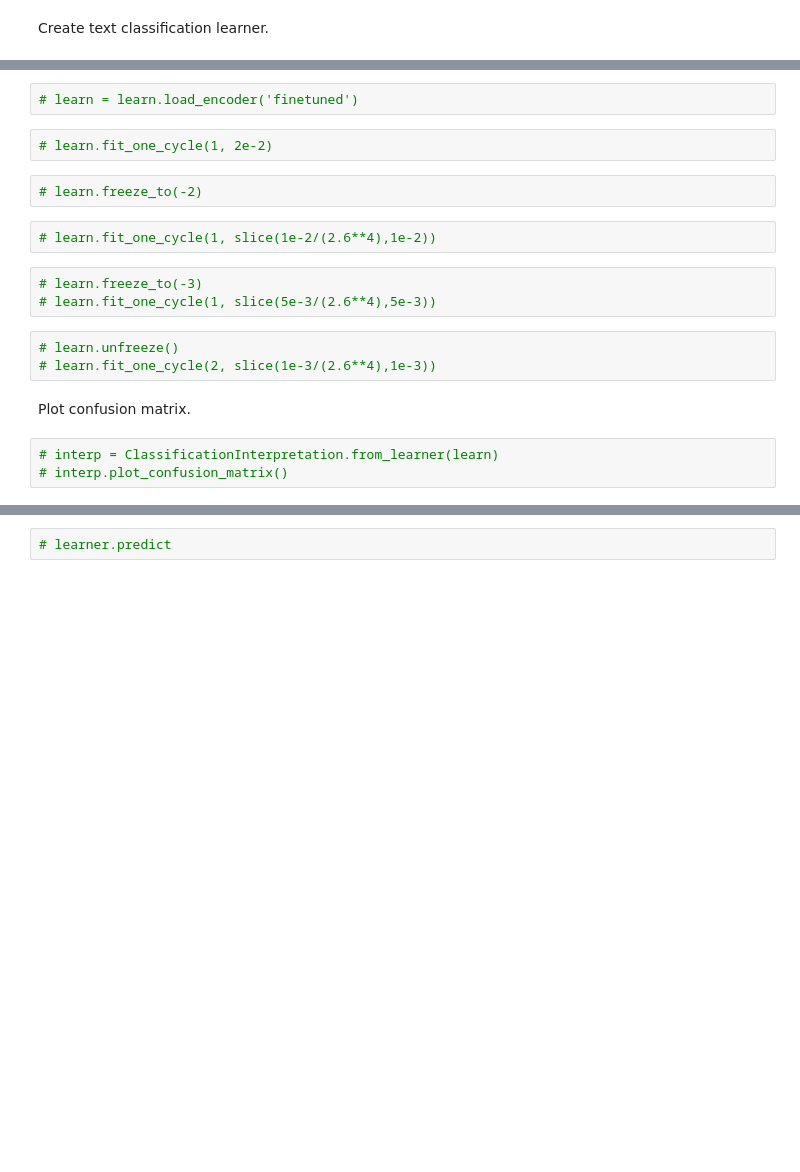
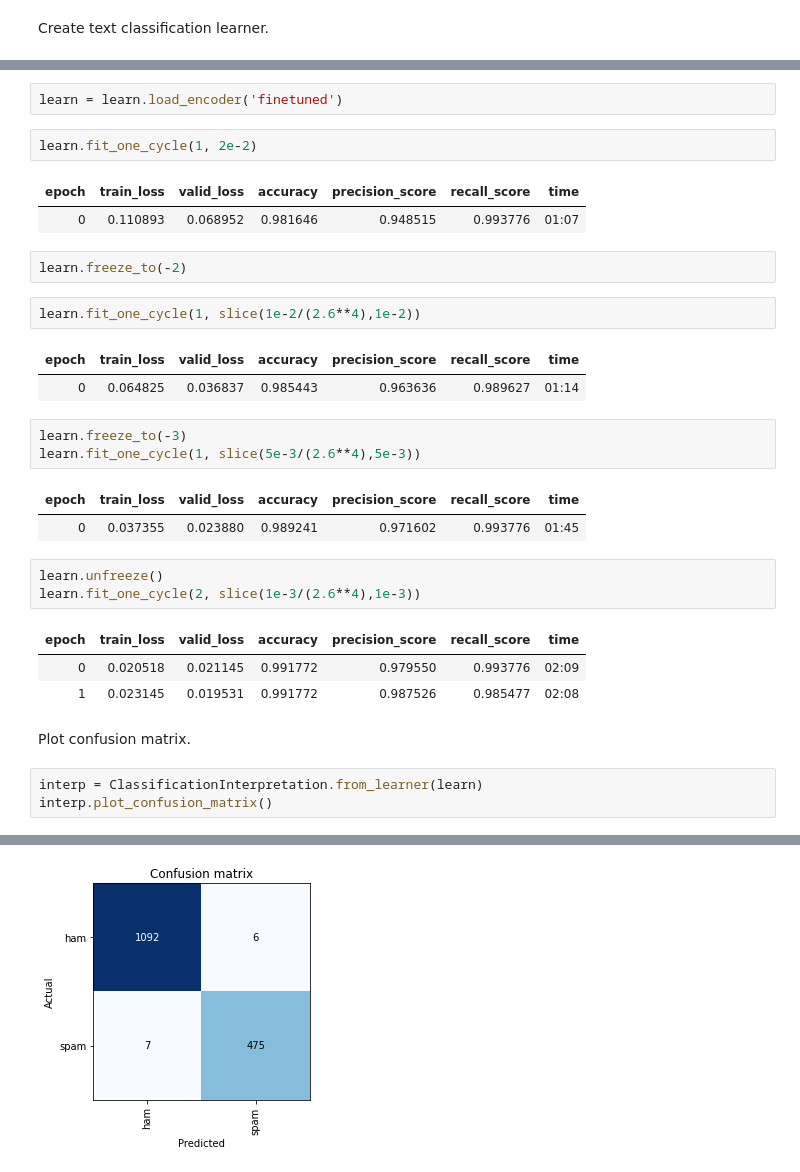
Before and after one commit to himalayahall/YU_FASTAI, a Jupyter notebook: fastai-email-ham-spam-classifier.ipynb, the cells around one changed output, grey strips where cells are left out. Saved outputs shown, nothing was run; the diff lists cells and outputs as text; blank space fills up the shorter version.

```diff
--- a/fastai-email-ham-spam-classifier.ipynb
+++ b/fastai-email-ham-spam-classifier.ipynb
@@ -248,19 +298,33 @@ Create text classification learner.
 # %%
-# learn = learn.load_encoder('finetuned')
+learn = learn.load_encoder('finetuned')
 # %%
-# learn.fit_one_cycle(1, 2e-2)
+learn.fit_one_cycle(1, 2e-2)
+# %% [output]
+| epoch | train_loss | valid_loss | accuracy | precision_score | recall_score | time |
+| 0 | 0.110893 | 0.068952 | 0.981646 | 0.948515 | 0.993776 | 01:07 |
 # %%
-# learn.freeze_to(-2)
+learn.freeze_to(-2)
 # %%
-# learn.fit_one_cycle(1, slice(1e-2/(2.6**4),1e-2))
+learn.fit_one_cycle(1, slice(1e-2/(2.6**4),1e-2))
+# %% [output]
+| epoch | train_loss | valid_loss | accuracy | precision_score | recall_score | time |
+| 0 | 0.064825 | 0.036837 | 0.985443 | 0.963636 | 0.989627 | 01:14 |
 # %%
-# learn.freeze_to(-3)
-# learn.fit_one_cycle(1, slice(5e-3/(2.6**4),5e-3))
+learn.freeze_to(-3)
+learn.fit_one_cycle(1, slice(5e-3/(2.6**4),5e-3))
+# %% [output]
+| epoch | train_loss | valid_loss | accuracy | precision_score | recall_score | time |
+| 0 | 0.037355 | 0.023880 | 0.989241 | 0.971602 | 0.993776 | 01:45 |
 # %%
-# learn.unfreeze()
-# learn.fit_one_cycle(2, slice(1e-3/(2.6**4),1e-3))
+learn.unfreeze()
+learn.fit_one_cycle(2, slice(1e-3/(2.6**4),1e-3))
+# %% [output]
+| epoch | train_loss | valid_loss | accuracy | precision_score | recall_score | time |
+| 0 | 0.020518 | 0.021145 | 0.991772 | 0.979550 | 0.993776 | 02:09 |
+| 1 | 0.023145 | 0.019531 | 0.991772 | 0.987526 | 0.985477 | 02:08 |
 # %% [markdown]
 Plot confusion matrix.
 # %%
-# interp = ClassificationInterpretation.from_learner(learn)
-# interp.plot_confusion_matrix()
+interp = ClassificationInterpretation.from_learner(learn)
+interp.plot_confusion_matrix()
+# %% [output]
@@ -267,2 +333 @@ Plot confusion matrix.
+[figure, added]
-# %%
-# learner.predict
```
Also changed, not shown: parts of 23 cells of this notebook.
